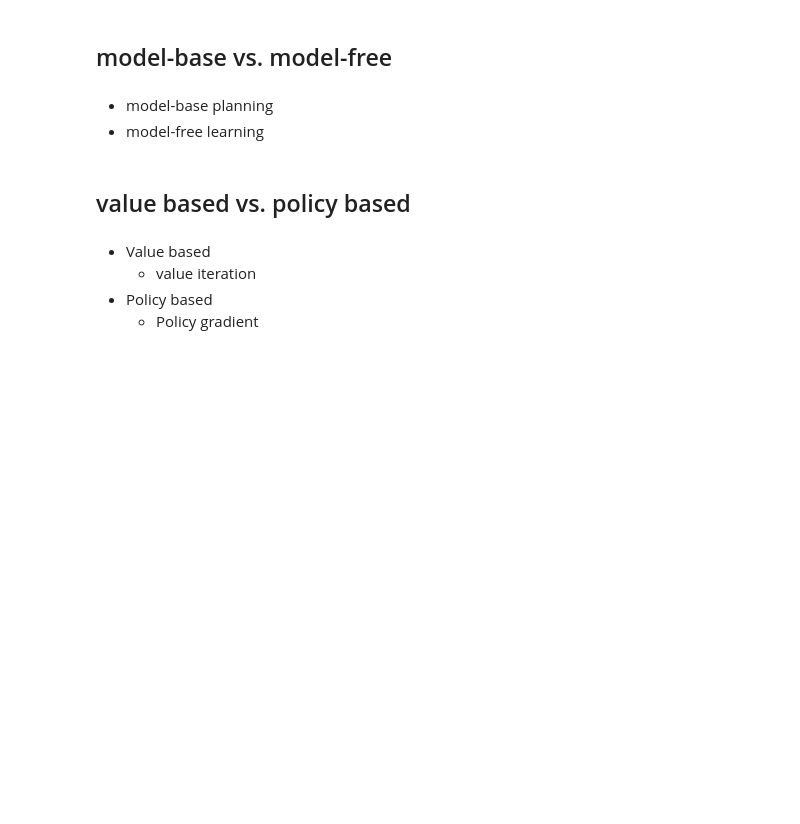
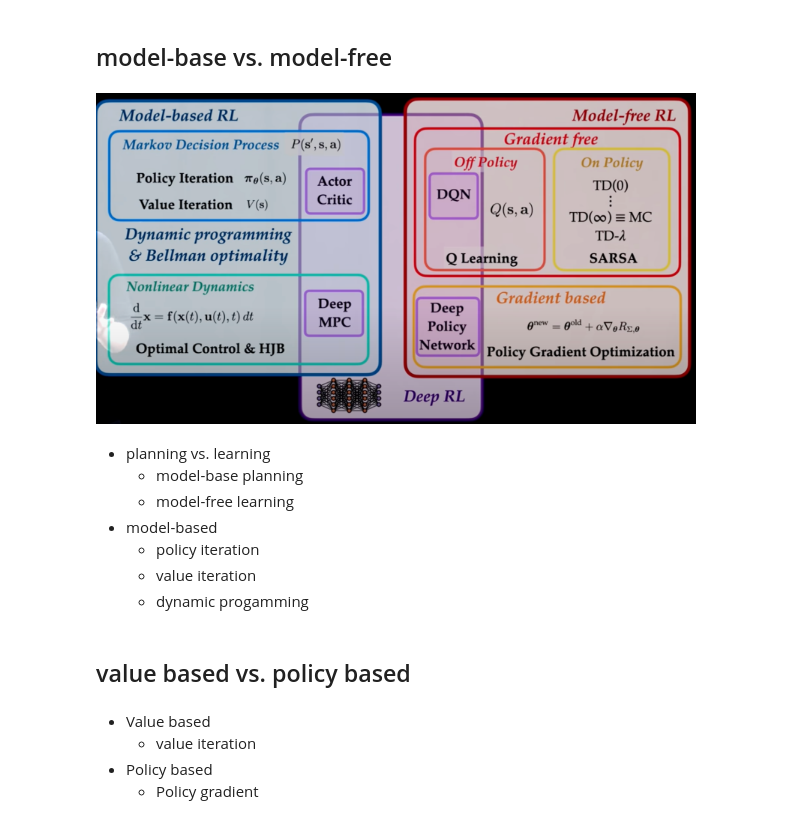
Before and after one commit to chunhuizhang/personal_chatgpt, a Jupyter notebook: tutorials/drl/01_mdp_basics.ipynb, the cells around one changed output. Cells and saved outputs as stored; diff of their text form; code cells hidden in the pictures; blank space fills up the shorter version.

```diff
--- a/tutorials/drl/01_mdp_basics.ipynb
+++ b/tutorials/drl/01_mdp_basics.ipynb
@@ -1,8 +3,17 @@
 # %% [markdown]
 ## model-base vs. model-free
+# %%
+Image('../../imgs/model-base-model-free.png', width=600)
+# %% [output]
+[figure, added]
 # %% [markdown]
-- model-base planning
-- model-free learning
+- planning vs. learning
+    - model-base planning
+    - model-free learning
+- model-based
+    - policy iteration
+    - value iteration
+    - dynamic progamming
 # %% [markdown]
 ## value based vs. policy based
 # %% [markdown]
```
Also changed, not shown: parts of 1 cell of this notebook, 1 other file.
